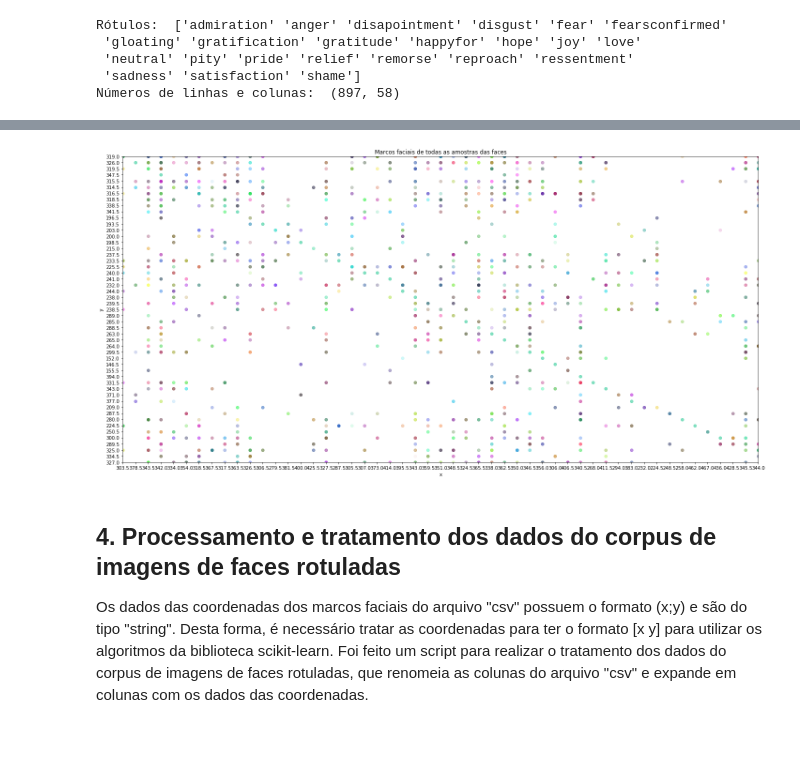
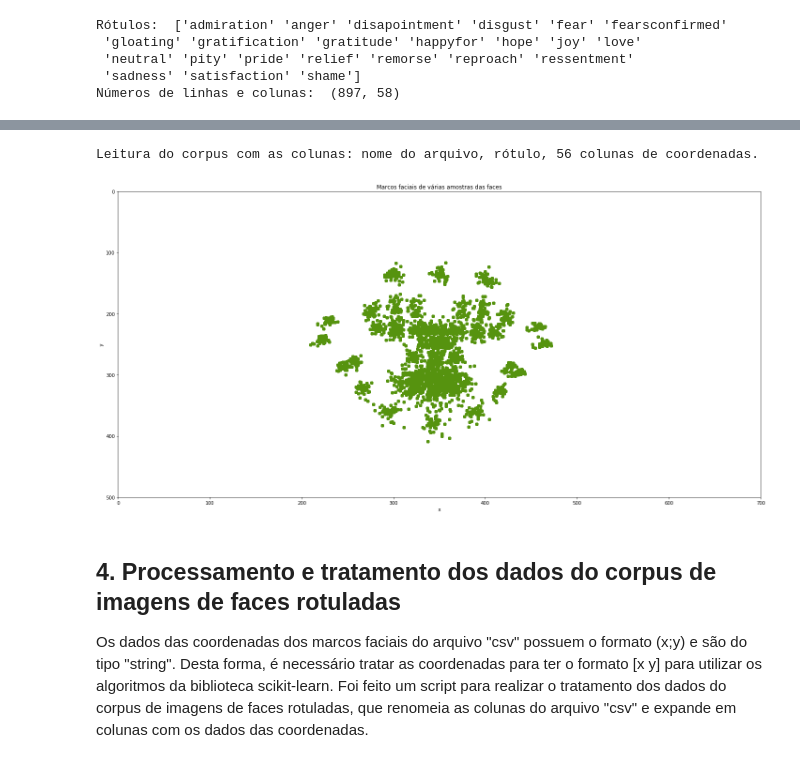
Before and after one commit to edgarbanhesse/ia369y-affective-computing, a Jupyter notebook: t3/atividade5/atividade5.ipynb, the cells around one changed output, grey strips where cells are left out. Saved outputs shown, nothing was run; the diff lists cells and outputs as text; code cells hidden in the pictures.

```diff
--- a/t3/atividade5/atividade5.ipynb
+++ b/t3/atividade5/atividade5.ipynb
@@ -99,44 +119,60 @@ plt.show()
 # %%
-#Impressão de marcos faciais das 896 amostras das faces
+#Impressão de marcos faciais de váris amostras das faces
 %matplotlib inline
 import pandas as pd
 import numpy as np
 import matplotlib.pyplot as plt
 import matplotlib
 import random
 from random import randint
 
 matplotlib.rcParams['figure.figsize'] = (20.0, 10.0)
 
 #Formata as coordenadas
 def format_coord(coord):
     coord = coord.strip('()')
     return coord.split(";")
 
 #Definição de subplot
 fig, all_sample = plt.subplots()
 
-for row in range(0, len(df.index)):
+def read_csv_file():
+    print("Leitura do corpus com as colunas: nome do arquivo, rótulo, 56 colunas de coordenadas.")
+    all_cols = list(range(0,65))
+    cols_to_remove = set(range(2,9))
+    cols = [col for col in all_cols if col not in cols_to_remove]
+    return pd.read_csv('Faces_Disciplina\imagedb_CH_disciplina.csv', header=None, usecols=cols)
+
+df = read_csv_file()
+
+xy_axis = []
+
+for row in range(0, 50):
     x_axis = []
     y_axis = []
     for col in range(9,65):
-        x, y = format_coord(df.loc[row, col])
-        x_axis.append(x)
-        y_axis.append(y)
+        x, y = format_coord(df.loc[row,col])
+        xy_axis.append((x,y))
+        xy_axis.sort(key=lambda x: x[0])
+        for tupla in xy_axis:
+            x, y = tupla
+            x_axis.append(float(x))
+            y_axis.append(float(y))
     all_sample.scatter(x_axis, y_axis, c=np.random.rand(3,), alpha=0.5)
 
 #Configuração e plotagem
-all_sample.set_title('Marcos faciais de todas as amostras das faces')
+all_sample.set_title('Marcos faciais de várias amostras das faces')
 all_sample.set_xlabel('x')
 all_sample.set_ylabel('y')
 all_sample.invert_yaxis()
-all_sample.set_xlim([0, 50])
-all_sample.set_ylim([50, 0])
+all_sample.set_xlim([0, 700])
+all_sample.set_ylim([500, 0])
 
 plt.tight_layout()
 plt.show()
 # %% [output]
+Leitura do corpus com as colunas: nome do arquivo, rótulo, 56 colunas de coordenadas.
-[figure, old version]
+[figure, new version]
 # %% [markdown]
 ## 4. Processamento e tratamento dos dados do corpus de imagens de faces rotuladas
 
```
Also changed, not shown: parts of 5 cells of this notebook, 5 other files.
